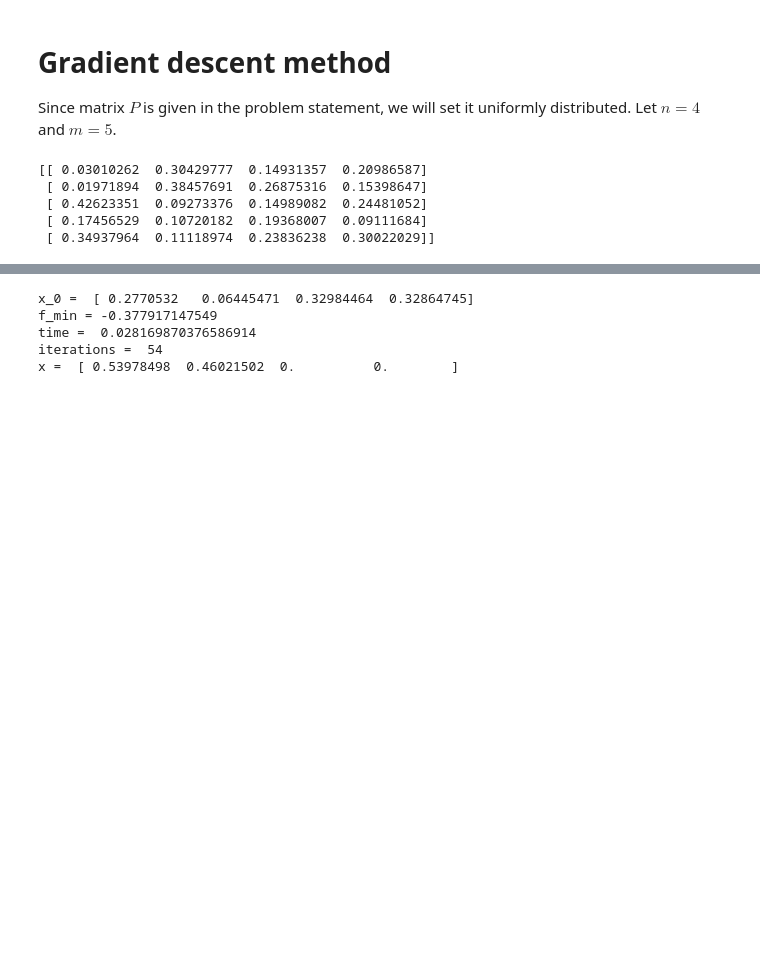
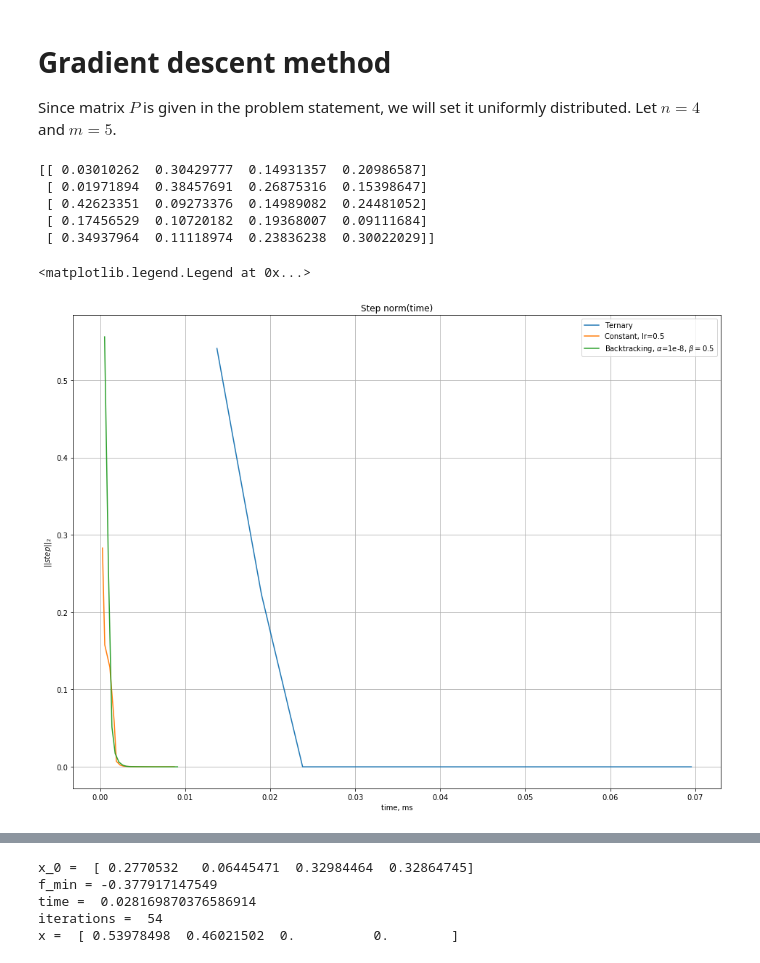
Before and after one commit to ikibardin/communication-channel-capacity, a Jupyter notebook: gradient_descent.ipynb, the cells around one changed output, grey strips where cells are left out. Saved outputs shown, nothing was run; the diff lists cells and outputs as text; code cells hidden in the pictures; blank space fills up the shorter version.

Commit message:
added plots

```diff
--- a/gradient_descent.ipynb
+++ b/gradient_descent.ipynb
@@ -156,6 +156,8 @@ class GradientDescentMethod:
 
         state['iterations'] = 0
         state['time'] = time.time()
+        state['steps_norms'] = []
+        state['time_array'] = []
         while True:
             state['cur_grad'] = grad_f(state['x'])
             state['dx'] = -grad_f(state['x'])
@@ -166,7 +168,35 @@ class GradientDescentMethod:
             state['x'] -= t * state['cur_grad']
             #take projection on simplex
             state['x'] = euclidean_proj_simplex(state['x'])
+            state['steps_norms'].append(np.linalg.norm(state['x'] - state['prev_x'], ord=2))
+            state['time_array'].append(time.time() - state['time'])
             state['iterations'] += 1
 
         state['time'] = time.time() - state['time']
         return state
+# %%
+search_methods = [StepSearchFastestTernary(precision=1e-7), StepSearchConstant(lr=0.5),
+             StepSearchBacktracking(alpha=1e-8, beta=0.5)]
+method_names = ['Ternary', 'Constant, lr=0.5', r'Backtracking, $\alpha$=1e-8, $\beta=0.5$']
+stopping_criteria = StoppingCriteria(min_grad_norm=1e-12)
+grad = GradientDescentMethod(t_search=t_search, stopping_criteria=stopping_criteria)
+x_0 = np.random.uniform(low=0, high=1, size=n)
+x_0 /= np.sum(x_0)
+# %%
+states = []
+for t_search in search_methods:
+    grad = GradientDescentMethod(t_search=t_search, stopping_criteria=stopping_criteria)
+    state = grad.fit(f, grad_f, x_0)
+    states.append(state)
+# %%
+plt.figure(figsize=(16, 12))
+plt.grid(True)
+plt.title('Step norm(time)')
+plt.xlabel('time, ms')
+plt.ylabel(r'$||step||_2$')
+for state, name in zip(states, method_names):
+    plt.plot(state['time_array'], state['steps_norms'], label=name)
+plt.legend()
+# %% [output]
+<matplotlib.legend.Legend at 0x...>
+[figure, added]
```
Also changed, not shown: parts of 3 cells of this notebook.
